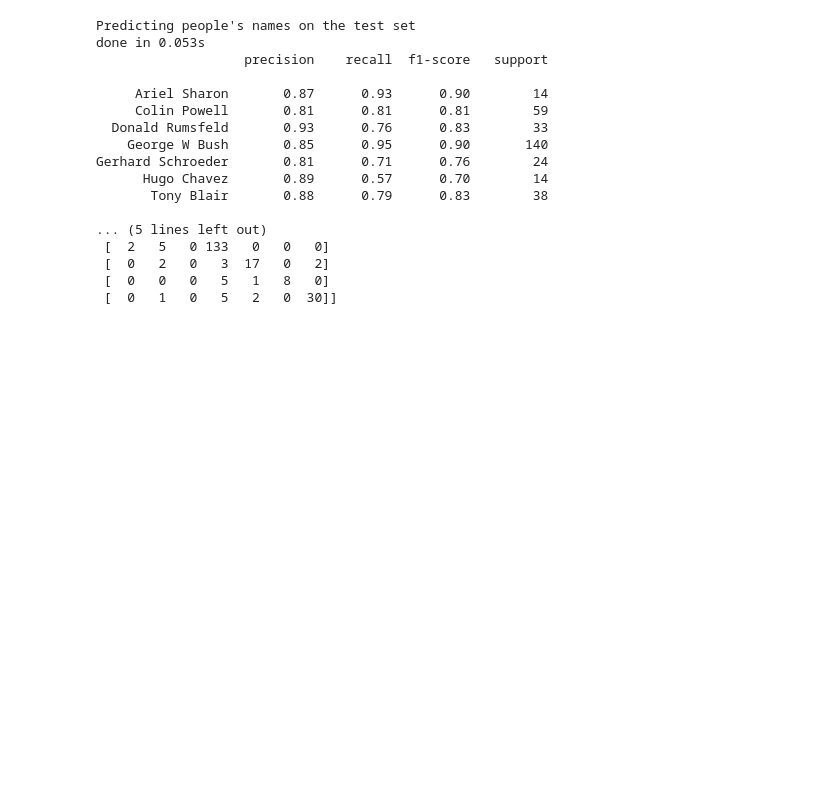
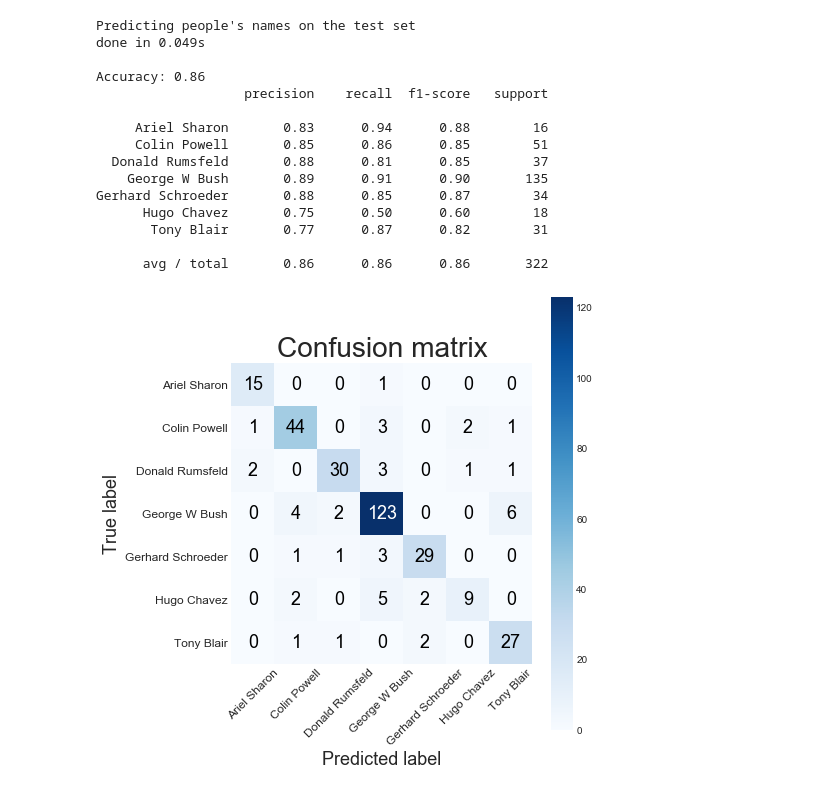
Before and after one commit to mikelane/FaceRecognition, a Jupyter notebook: Sklearn_Face_Recognition/SVM.ipynb, the cells around one changed output. Cells and saved outputs as stored; diff of their text form; code cells hidden in the pictures; blank space fills up the shorter version.

```diff
--- a/Sklearn_Face_Recognition/SVM.ipynb
+++ b/Sklearn_Face_Recognition/SVM.ipynb
@@ -84,31 +85,57 @@ SVC(C=1000.0, cache_size=200, class_weight='balanced', coef0=0.0,
   max_iter=-1, probability=False, random_state=None, shrinking=True,
   tol=0.001, verbose=False)
+# %%
+def plot_confusion_matrix(cm, classes, title='Confusion matrix', cmap=plt.cm.Blues):
+    """
+    This function prints and plots the confusion matrix.
+    """
+    plt.figure(figsize=(7,7))
+    plt.imshow(cm, interpolation='nearest', cmap=cmap)
+    plt.title(title, fontsize=28)
+    plt.colorbar()
+    tick_marks = np.arange(len(classes))
+    plt.xticks(tick_marks, classes, rotation=45, fontsize=12)
+    plt.yticks(tick_marks, classes, fontsize=12)
+
+    thresh = cm.max() / 2.
+    for i, j in itertools.product(range(cm.shape[0]), range(cm.shape[1])):
+        plt.text(j, i, cm[i, j],
+                 horizontalalignment="center",
+                 verticalalignment="center",
+                 color="white" if cm[i, j] > thresh else "black", fontsize=18)
+
+    plt.tight_layout()
+    plt.ylabel('True label', fontsize=18)
+    plt.xlabel('Predicted label', fontsize=18)
+    plt.style.use('seaborn-dark')
+    plt.show()
 # %%
 print("Predicting people's names on the test set")
 start = datetime.now()
 y_pred = clf.predict(X_test_pca)
 print("done in {dur:.3f}s".format(dur=(datetime.now() - start).total_seconds()))
 
+print('\nAccuracy: {:.2f}'.format(accuracy_score(y_test, y_pred)))
 print(classification_report(y_test, y_pred, target_names=target_names))
-print(confusion_matrix(y_test, y_pred, labels=range(n_classes)))
+cm = confusion_matrix(y_test, y_pred, labels=range(n_classes))
+plot_confusion_matrix(cm=cm, classes=np.array(target_names))
 # %% [output]
 Predicting people's names on the test set
-done in 0.053s
+done in 0.049s
+
+Accuracy: 0.86
                    precision    recall  f1-score   support
 
-     Ariel Sharon       0.87      0.93      0.90        14
-     Colin Powell       0.81      0.81      0.81        59
-  Donald Rumsfeld       0.93      0.76      0.83        33
-    George W Bush       0.85      0.95      0.90       140
-Gerhard Schroeder       0.81      0.71      0.76        24
-      Hugo Chavez       0.89      0.57      0.70        14
-       Tony Blair       0.88      0.79      0.83        38
+     Ariel Sharon       0.83      0.94      0.88        16
+     Colin Powell       0.85      0.86      0.85        51
+  Donald Rumsfeld       0.88      0.81      0.85        37
+    George W Bush       0.89      0.91      0.90       135
+Gerhard Schroeder       0.88      0.85      0.87        34
+      Hugo Chavez       0.75      0.50      0.60        18
+       Tony Blair       0.77      0.87      0.82        31
 
-... (5 lines left out)
- [  2   5   0 133   0   0   0]
- [  0   2   0   3  17   0   2]
- [  0   0   0   5   1   8   0]
- [  0   1   0   5   2   0  30]]
+      avg / total       0.86      0.86      0.86       322
+[figure, added]
 # %%
 def plot_gallery(images, titles, h, w, n_row=3, n_col=4):
     """Helper function to plot a gallery of portraits"""
```
Also changed, not shown: parts of 5 cells of this notebook, 13 other files.
